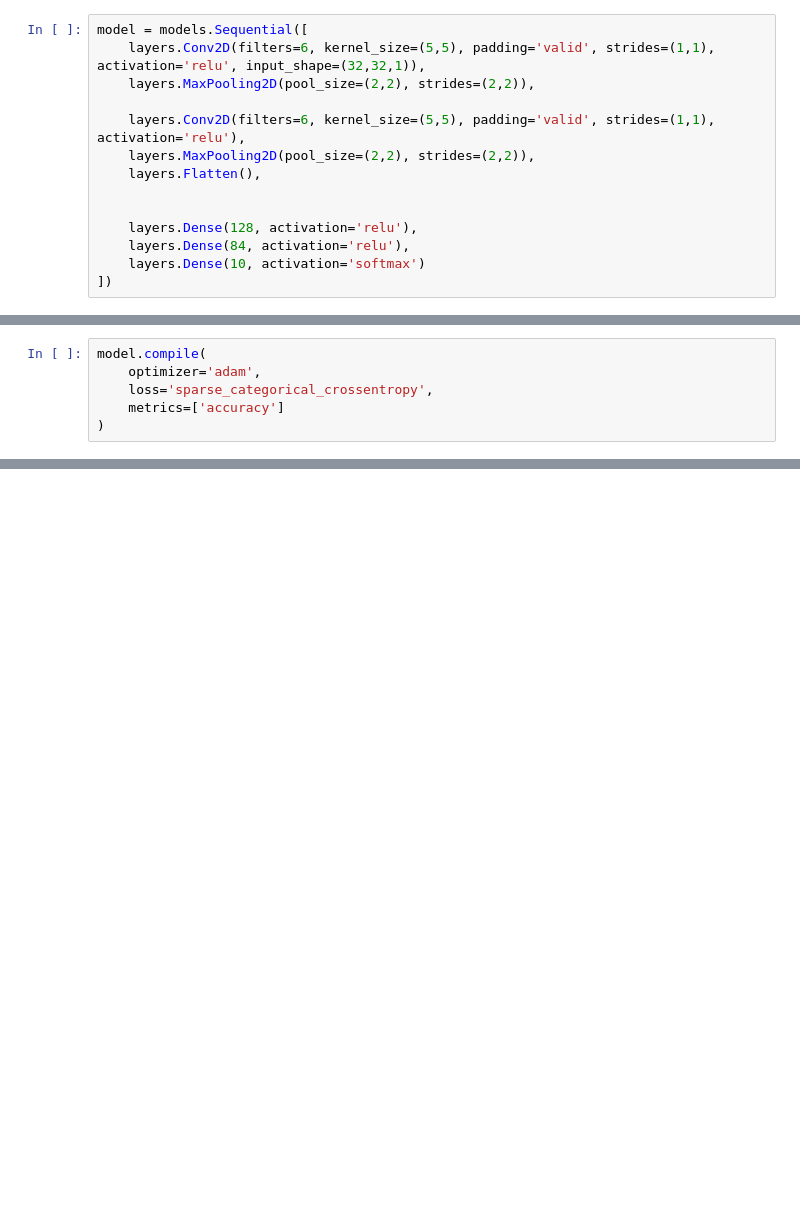
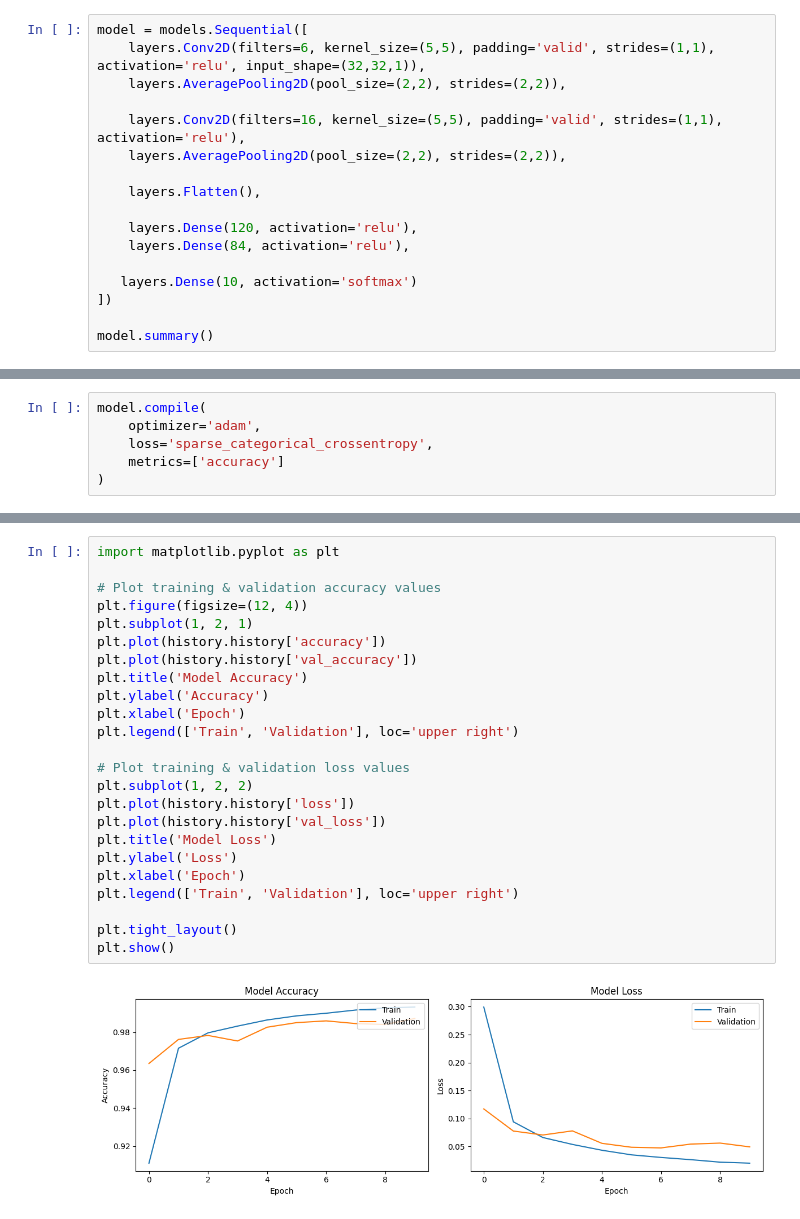
Before and after one commit to pradhans369/Deep_Learning, a Jupyter notebook: 7_5_1_LENET.ipynb, the cells around one changed output, grey strips where cells are left out. Saved outputs shown, nothing was run; the diff lists cells and outputs as text; blank space fills up the shorter version.

```diff
--- a/7_5_1_LENET.ipynb
+++ b/7_5_1_LENET.ipynb
@@ -11,14 +28,17 @@ from keras.datasets import mnist
 # %%
 model = models.Sequential([
     layers.Conv2D(filters=6, kernel_size=(5,5), padding='valid', strides=(1,1), activation='relu', input_shape=(32,32,1)),
-    layers.MaxPooling2D(pool_size=(2,2), strides=(2,2)),
+    layers.AveragePooling2D(pool_size=(2,2), strides=(2,2)),
 
-    layers.Conv2D(filters=6, kernel_size=(5,5), padding='valid', strides=(1,1), activation='relu'),
-    layers.MaxPooling2D(pool_size=(2,2), strides=(2,2)),
+    layers.Conv2D(filters=16, kernel_size=(5,5), padding='valid', strides=(1,1), activation='relu'),
+    layers.AveragePooling2D(pool_size=(2,2), strides=(2,2)),
+
     layers.Flatten(),
 
+    layers.Dense(120, activation='relu'),
+    layers.Dense(84, activation='relu'),
 
-    layers.Dense(128, activation='relu'),
-    layers.Dense(84, activation='relu'),
-    layers.Dense(10, activation='softmax')
+   layers.Dense(10, activation='softmax')
 ])
+
+model.summary()
@@ -44,0 +112,26 @@ Input 0 with name 'None' of layer 'dense_3' is incompatible with the layer: expe
+# %%
+import matplotlib.pyplot as plt
+
+# Plot training & validation accuracy values
+plt.figure(figsize=(12, 4))
+plt.subplot(1, 2, 1)
+plt.plot(history.history['accuracy'])
+plt.plot(history.history['val_accuracy'])
+plt.title('Model Accuracy')
+plt.ylabel('Accuracy')
+plt.xlabel('Epoch')
+plt.legend(['Train', 'Validation'], loc='upper right')
+
+# Plot training & validation loss values
+plt.subplot(1, 2, 2)
+plt.plot(history.history['loss'])
+plt.plot(history.history['val_loss'])
+plt.title('Model Loss')
+plt.ylabel('Loss')
+plt.xlabel('Epoch')
+plt.legend(['Train', 'Validation'], loc='upper right')
+
+plt.tight_layout()
+plt.show()
+# %% [output]
+[figure, added]
```
Also changed, not shown: parts of 5 cells of this notebook, 1 other file.
